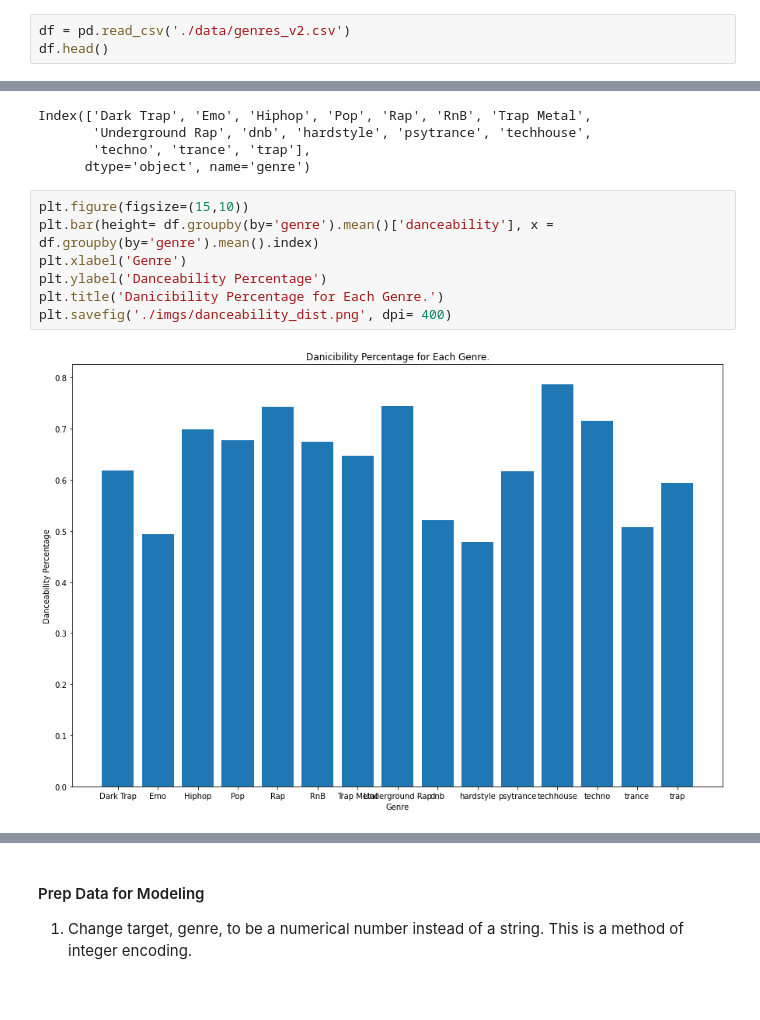
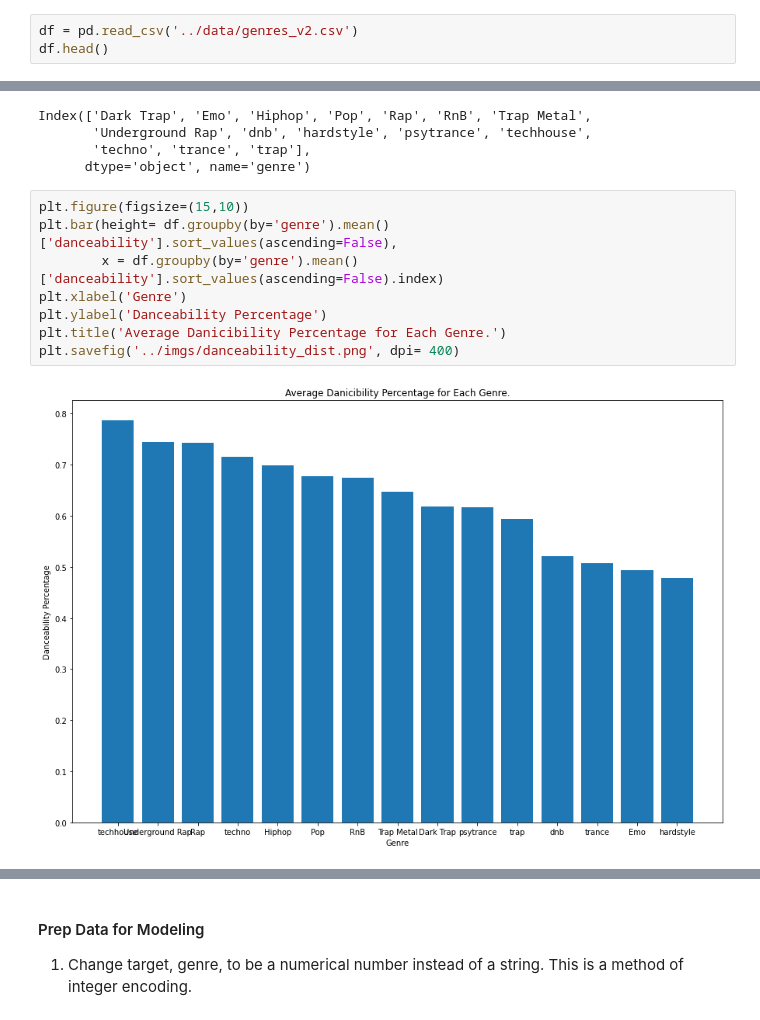
Before and after one commit to mbermont/Spotify_Project, a Jupyter notebook: code/Data_EDA.ipynb, the cells around one changed output, grey strips where cells are left out. Saved outputs shown, nothing was run; the diff lists cells and outputs as text.

```diff
--- a/code/Data_EDA.ipynb
+++ b/code/Data_EDA.ipynb
@@ -10,7 +10,7 @@ import matplotlib.pyplot as plt
 # %% [markdown]
 1. Read in the data set from Kaggle. (https://www.kaggle.com/mrmorj/dataset-of-songs-in-spotify)
 # %%
-df = pd.read_csv('./data/genres_v2.csv')
+df = pd.read_csv('../data/genres_v2.csv')
 df.head()
 # %% [output]
 |  | danceability | energy | key | loudness | mode | speechiness | acousticness | instrumentalness | ... |
@@ -447,10 +448,11 @@ Index(['Dark Trap', 'Emo', 'Hiphop', 'Pop', 'Rap', 'RnB', 'Trap Metal',
       dtype='object', name='genre')
 # %%
 plt.figure(figsize=(15,10))
-plt.bar(height= df.groupby(by='genre').mean()['danceability'], x = df.groupby(by='genre').mean().index)
+plt.bar(height= df.groupby(by='genre').mean()['danceability'].sort_values(ascending=False),
+        x = df.groupby(by='genre').mean()['danceability'].sort_values(ascending=False).index)
 plt.xlabel('Genre')
 plt.ylabel('Danceability Percentage')
-plt.title('Danicibility Percentage for Each Genre.')
-plt.savefig('./imgs/danceability_dist.png', dpi= 400)
+plt.title('Average Danicibility Percentage for Each Genre.')
+plt.savefig('../imgs/danceability_dist.png', dpi= 400)
 # %% [output]
-[figure, old version]
+[figure, new version]
```
Also changed, not shown: parts of 8 cells of this notebook, 8 other files.
